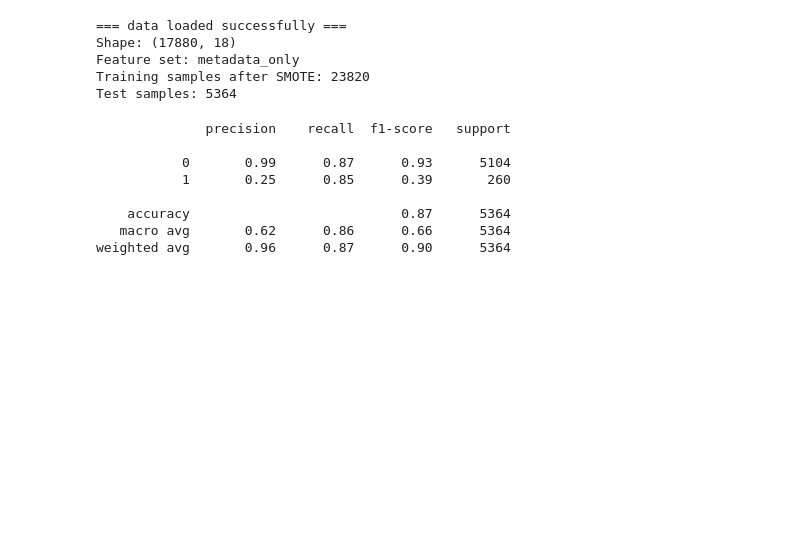
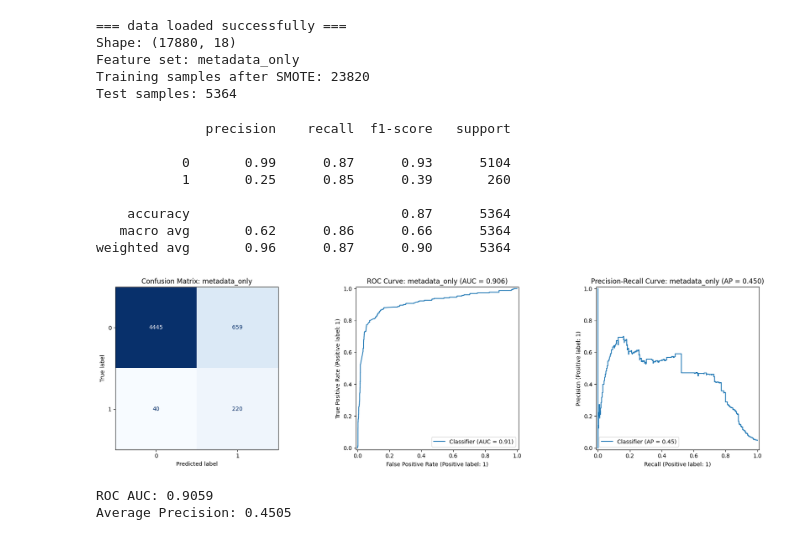
Before and after one commit to IanRPage/PhantomPositions, a Jupyter notebook: src/svm.ipynb, the cells around one changed output. Cells and saved outputs as stored; diff of their text form; code cells hidden in the pictures; blank space fills up the shorter version.

```diff
--- a/src/svm.ipynb
+++ b/src/svm.ipynb
@@ -79,3 +92,9 @@ print(classification_report(Y_test, Y_pred))
     accuracy                           0.87      5364
    macro avg       0.62      0.86      0.66      5364
 weighted avg       0.96      0.87      0.90      5364
+# %%
+visualize(svm, 'metadata_only', X_test, Y_test, Y_pred)
+# %% [output]
+[figure, added]
+ROC AUC: 0.9059
+Average Precision: 0.4505
```
Also changed, not shown: parts of 6 cells of this notebook, 1 other file.
